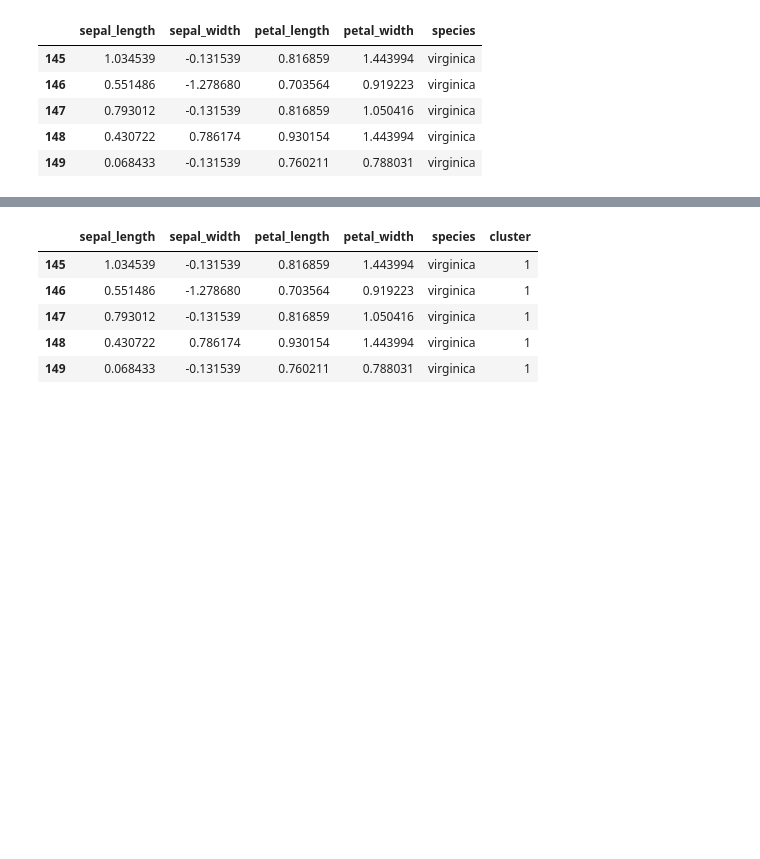
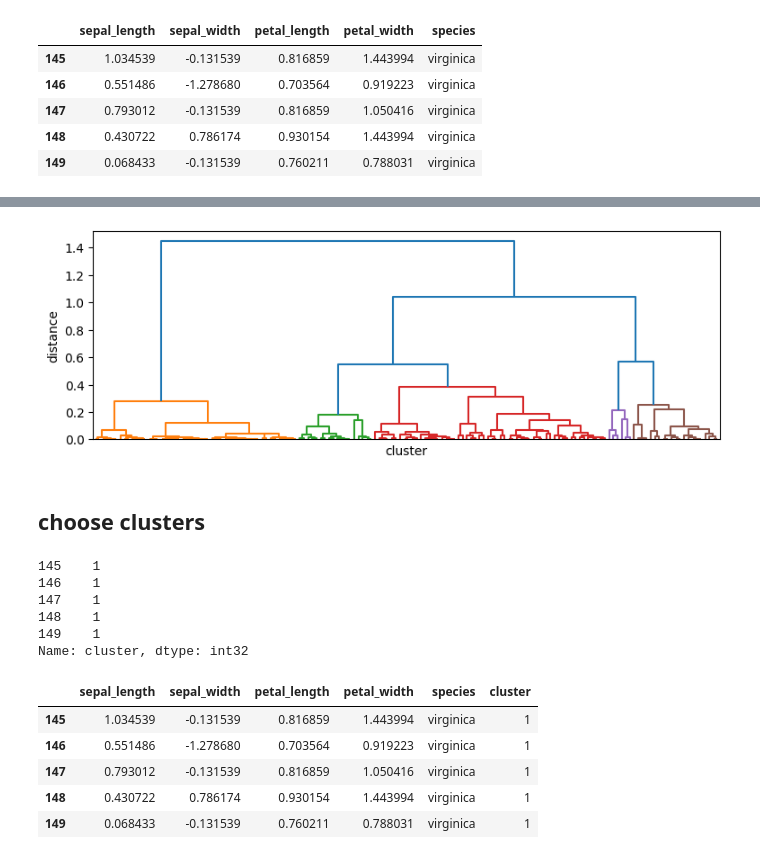
Before and after one commit to samkennerly/kingofsnake, a Jupyter notebook: books/cluster.ipynb, the cells around one changed output, grey strips where cells are left out. Saved outputs shown, nothing was run; the diff lists cells and outputs as text; code cells hidden in the pictures; blank space fills up the shorter version.

```diff
--- a/books/cluster.ipynb
+++ b/books/cluster.ipynb
@@ -69 +64,19 @@ Call to assign each row a cluster number starting with 0.
+# %%
+# show the entire tree
+axes = tree.plot(no_labels=True, figsize=(9,3))
+# %% [output]
+[figure, added]
+# %% [markdown]
+## choose clusters
+# %%
+# call with a maximum number of clusters
+clusters = tree(3)
+clusters.tail()
+# %% [output]
+145    1
+146    1
+147    1
+148    1
+149    1
+Name: cluster, dtype: int32
 # %%
```
Also changed, not shown: parts of 29 cells of this notebook.
